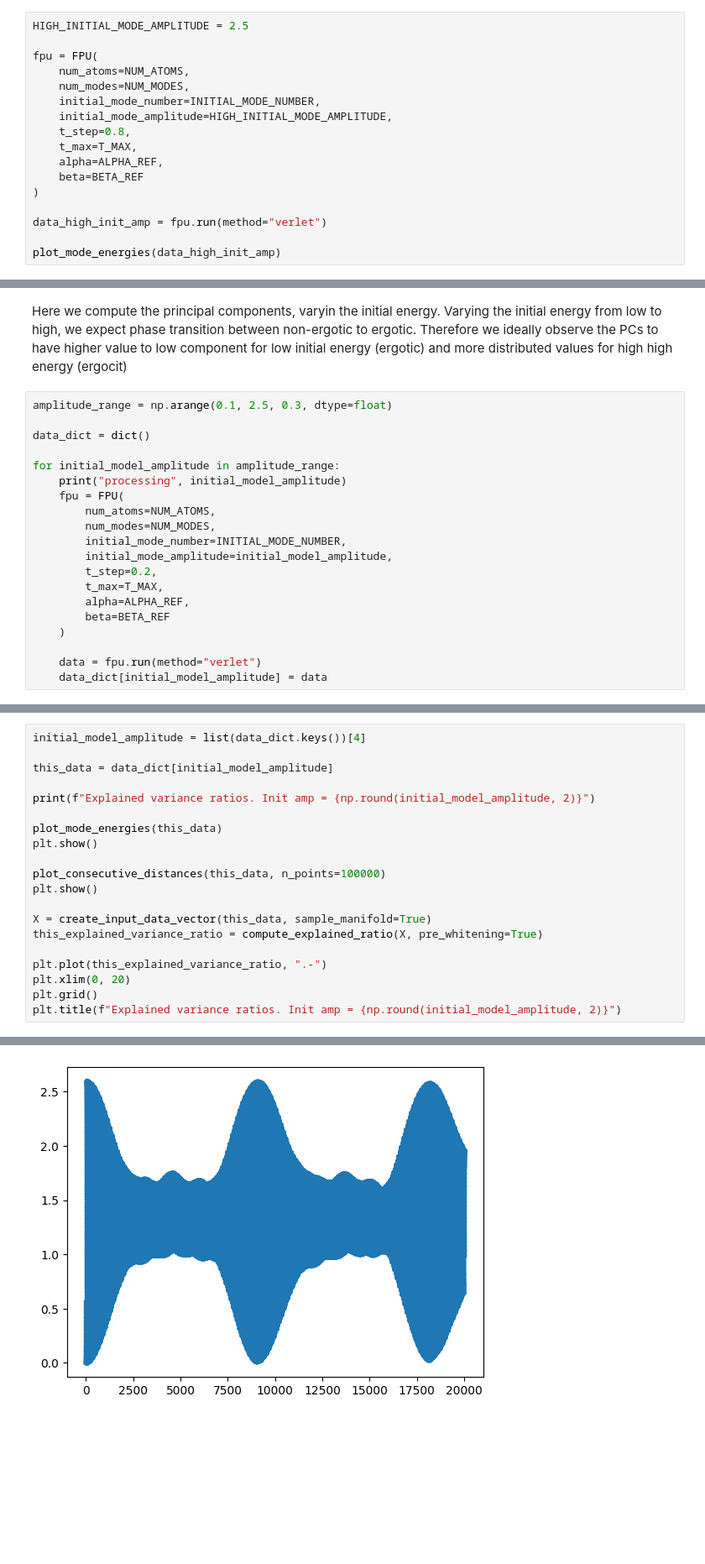
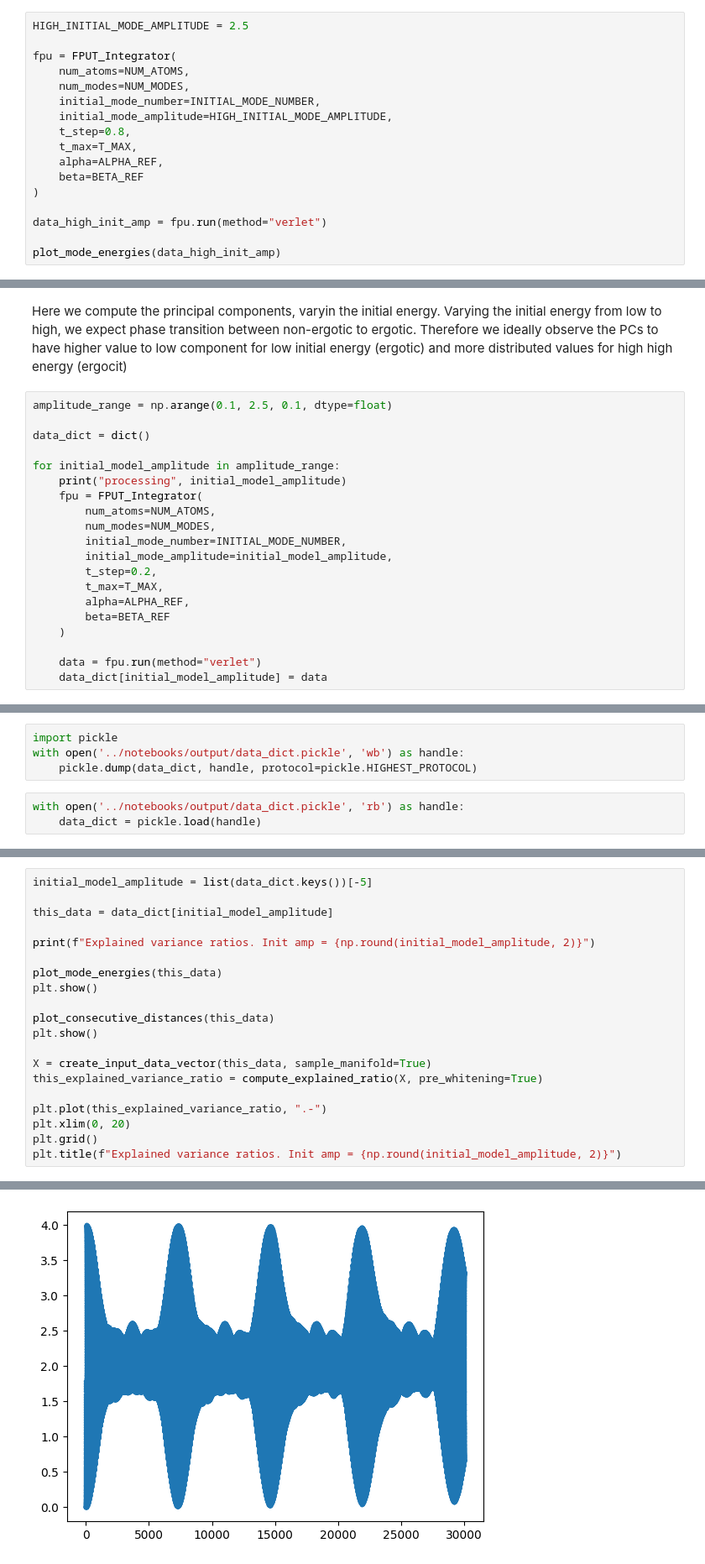
Before and after one commit to aleromualdi/FPU-Integrator, a Jupyter notebook: notebooks/01_create dataset sample manifold.ipynb, the cells around one changed output, grey strips where cells are left out. Shown at 84% size. Saved outputs shown, nothing was run; the diff lists cells and outputs as text; blank space fills up the shorter version.

```diff
--- a/notebooks/01_create dataset sample manifold.ipynb
+++ b/notebooks/01_create dataset sample manifold.ipynb
@@ -135,7 +135,7 @@ Text(0.5, 1.0, 'Explained variance ratios. Init amp = 0.05')
 # %%
 HIGH_INITIAL_MODE_AMPLITUDE = 2.5
 
-fpu = FPU(
+fpu = FPUT_Integrator(
     num_atoms=NUM_ATOMS,
     num_modes=NUM_MODES,
     initial_mode_number=INITIAL_MODE_NUMBER,
@@ -176,13 +176,13 @@ Text(0.5, 1.0, 'Explained variance ratios. Init amp = 0.05')
 # %% [markdown]
 Here we compute the principal components, varyin the initial energy. Varying the initial energy from low to high, we expect phase transition between non-ergotic to ergotic. Therefore we ideally observe the PCs to have higher value to low component for low initial energy (ergotic) and more distributed values for high high energy (ergocit)
 # %%
-amplitude_range = np.arange(0.1, 2.5, 0.3, dtype=float)
+amplitude_range = np.arange(0.1, 2.5, 0.1, dtype=float)
 
 data_dict = dict()
 
 for initial_model_amplitude in amplitude_range:
     print("processing", initial_model_amplitude)
-    fpu = FPU(
+    fpu = FPUT_Integrator(
         num_atoms=NUM_ATOMS,
         num_modes=NUM_MODES,
         initial_mode_number=INITIAL_MODE_NUMBER,
@@ -207,3 +221,10 @@ processing 2.2000000000000006
+# %%
+import pickle
+with open('../notebooks/output/data_dict.pickle', 'wb') as handle:
+    pickle.dump(data_dict, handle, protocol=pickle.HIGHEST_PROTOCOL)
+# %%
+with open('../notebooks/output/data_dict.pickle', 'rb') as handle:
+    data_dict = pickle.load(handle)
 # %%
 explained_variance_ratio_vs_energy = list()
 
@@ -253,5 +257,5 @@ dict_keys([0.1, 0.4, 0.7000000000000001, 1.0000000000000002, 1.3000000000000003,
 # %%
-initial_model_amplitude = list(data_dict.keys())[4]
+initial_model_amplitude = list(data_dict.keys())[-5]
 
 this_data = data_dict[initial_model_amplitude]
 
@@ -260,7 +264,7 @@ print(f"Explained variance ratios. Init amp = {np.round(initial_model_amplitude,
 plot_mode_energies(this_data)
 plt.show()
 
-plot_consecutive_distances(this_data, n_points=100000)
+plot_consecutive_distances(this_data)
 plt.show()
 
 X = create_input_data_vector(this_data, sample_manifold=True)
@@ -276,2 +280,2 @@ Explained variance ratios. Init amp = 1.3
-[figure, old version]
+[figure, new version]
 Rank of covariance matrix of dim 64 is 64
```
Also changed, not shown: parts of 12 cells of this notebook, 3 other files.
